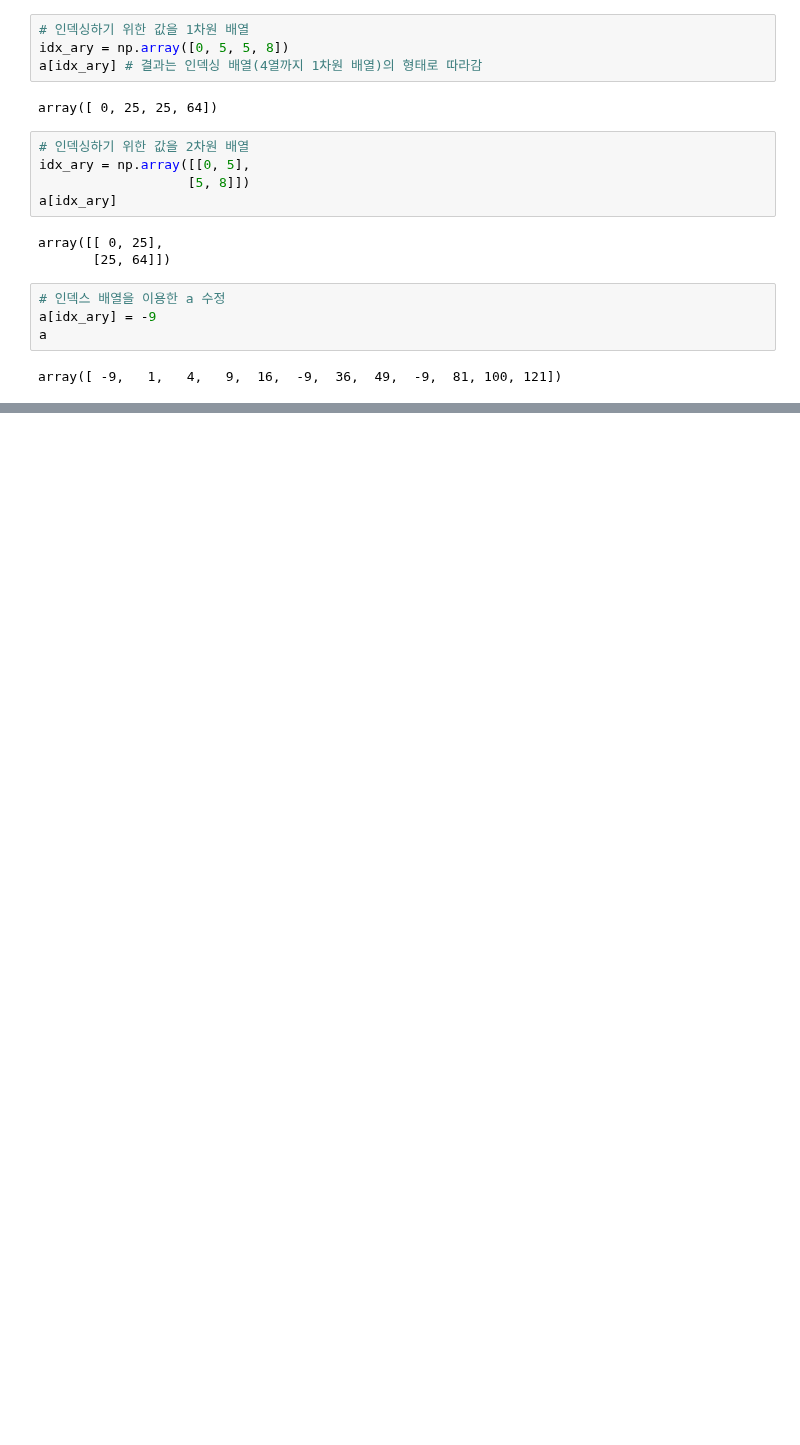
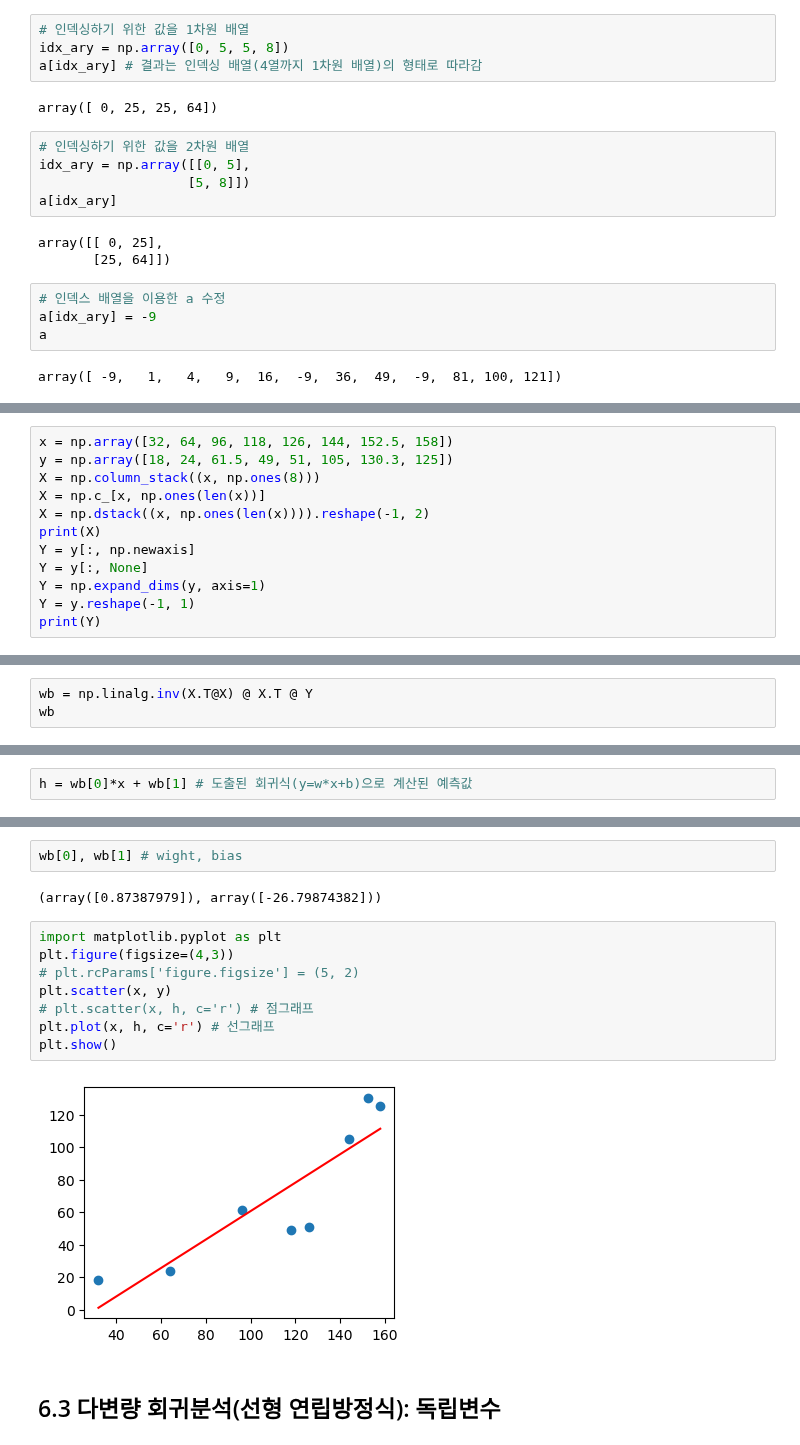
Before and after one commit to hayza1017/ai, a Jupyter notebook: Source/01_python/ch10_N차원 배열 다루기.ipynb, the cells around one changed output, grey strips where cells are left out. Cells and saved outputs as stored; diff of their text form; blank space fills up the shorter version.

```diff
--- a/Source/01_python/ch10_N차원 배열 다루기.ipynb
+++ b/Source/01_python/ch10_N차원 배열 다루기.ipynb
@@ -1878,0 +2004,12 @@ array([10, 11, 12, 13, 14, 15, 16, 17, 18, 19])
+# %%
+x = np.array([32, 64, 96, 118, 126, 144, 152.5, 158])
+y = np.array([18, 24, 61.5, 49, 51, 105, 130.3, 125])
+X = np.column_stack((x, np.ones(8)))
+X = np.c_[x, np.ones(len(x))]
+X = np.dstack((x, np.ones(len(x)))).reshape(-1, 2)
+print(X)
+Y = y[:, np.newaxis]
+Y = y[:, None]
+Y = np.expand_dims(y, axis=1)
+Y = y.reshape(-1, 1)
+print(Y)
@@ -1878,0 +2039,3 @@ array([10, 11, 12, 13, 14, 15, 16, 17, 18, 19])
+# %%
+wb = np.linalg.inv(X.T@X) @ X.T @ Y
+wb
@@ -1878,0 +2045,2 @@ array([10, 11, 12, 13, 14, 15, 16, 17, 18, 19])
+# %%
+h = wb[0]*x + wb[1] # 도출된 회귀식(y=w*x+b)으로 계산된 예측값
@@ -1878,0 +2056,16 @@ array([10, 11, 12, 13, 14, 15, 16, 17, 18, 19])
+# %%
+wb[0], wb[1] # wight, bias
+# %% [output]
+(array([0.87387979]), array([-26.79874382]))
+# %%
+import matplotlib.pyplot as plt
+plt.figure(figsize=(4,3))
+# plt.rcParams['figure.figsize'] = (5, 2)
+plt.scatter(x, y)
+# plt.scatter(x, h, c='r') # 점그래프
+plt.plot(x, h, c='r') # 선그래프
+plt.show()
+# %% [output]
+[figure, added]
+# %% [markdown]
+## 6.3 다변량 회귀분석(선형 연립방정식): 독립변수
```
Also changed, not shown: parts of 214 cells of this notebook, 1 other file.
